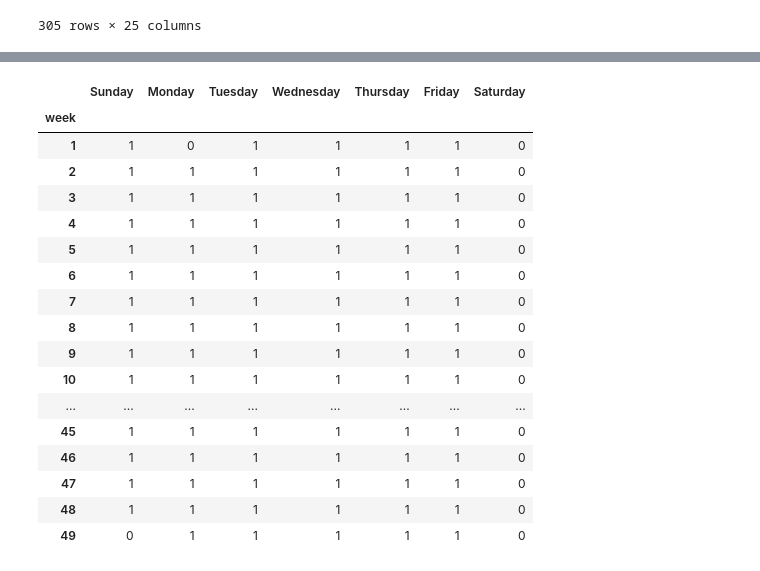
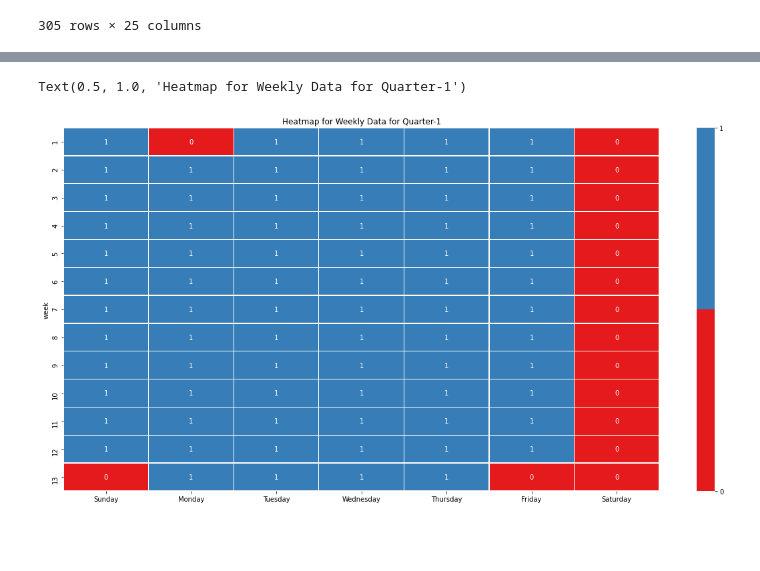
Before and after one commit to rajivsam/cmi_count_data_modeling, a Jupyter notebook: notebooks/week_3_tasks.ipynb, the cells around one changed output, grey strips where cells are left out. Cells and saved outputs as stored; diff of their text form; code cells hidden in the pictures; blank space fills up the shorter version.

```diff
--- a/notebooks/week_3_tasks.ipynb
+++ b/notebooks/week_3_tasks.ipynb
@@ -75,25 +148,11 @@ weekly_missing_days.set_index('week',inplace=True)
-# %%
-weekly_missing_days
-# %% [output]
-|  | Sunday | Monday | Tuesday | Wednesday | Thursday | Friday | Saturday |
-| week |  |  |  |  |  |  |  |
-| 1 | 1 | 0 | 1 | 1 | 1 | 1 | 0 |
-| 2 | 1 | 1 | 1 | 1 | 1 | 1 | 0 |
-| 3 | 1 | 1 | 1 | 1 | 1 | 1 | 0 |
-| 4 | 1 | 1 | 1 | 1 | 1 | 1 | 0 |
-| 5 | 1 | 1 | 1 | 1 | 1 | 1 | 0 |
-| 6 | 1 | 1 | 1 | 1 | 1 | 1 | 0 |
-| 7 | 1 | 1 | 1 | 1 | 1 | 1 | 0 |
-| 8 | 1 | 1 | 1 | 1 | 1 | 1 | 0 |
-| 9 | 1 | 1 | 1 | 1 | 1 | 1 | 0 |
-| 10 | 1 | 1 | 1 | 1 | 1 | 1 | 0 |
-| ... | ... | ... | ... | ... | ... | ... | ... |
-| 45 | 1 | 1 | 1 | 1 | 1 | 1 | 0 |
-| 46 | 1 | 1 | 1 | 1 | 1 | 1 | 0 |
-| 47 | 1 | 1 | 1 | 1 | 1 | 1 | 0 |
-| 48 | 1 | 1 | 1 | 1 | 1 | 1 | 0 |
-| 49 | 0 | 1 | 1 | 1 | 1 | 1 | 0 |
 # %%
 import matplotlib.pyplot as plt
 import seaborn as sns
 %matplotlib inline
+# %%
+plt.figure(figsize=(20,10))
+sns.heatmap(weekly_missing_days[0],annot=True,linewidths=.3,cmap = sns.mpl_palette('Set1', 2),cbar_kws={'ticks':[0,1]})
+plt.title('Heatmap for Weekly Data for Quarter-1')
+# %% [output]
+Text(0.5, 1.0, 'Heatmap for Weekly Data for Quarter-1')
+[figure, added]
```
Also changed, not shown: parts of 22 cells of this notebook.
